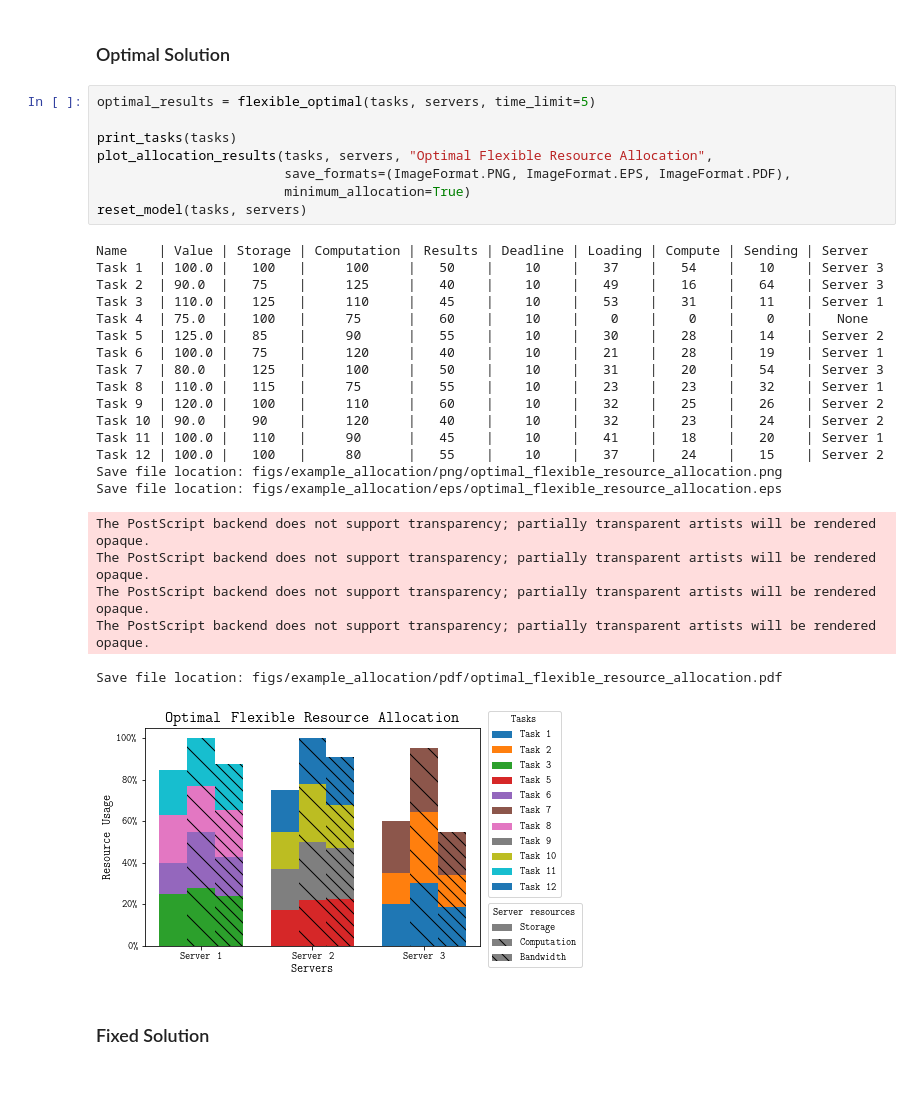
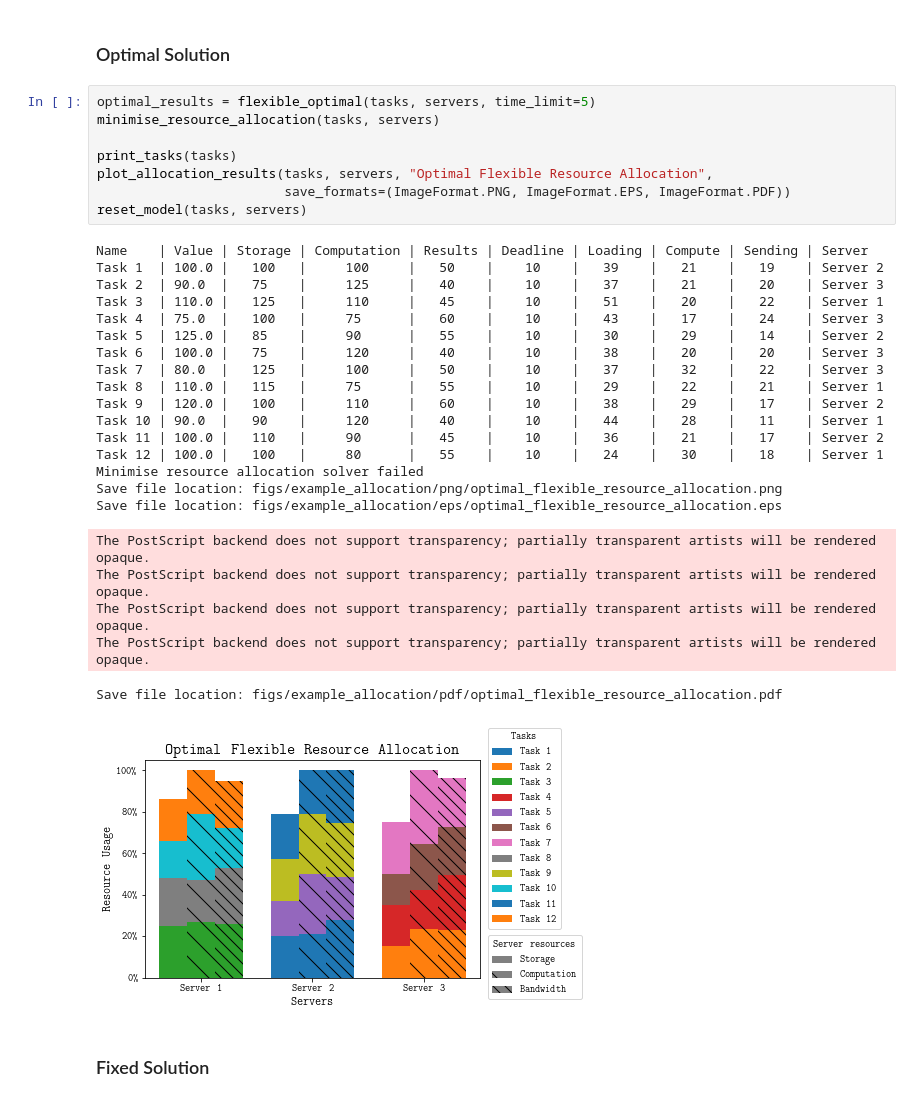
Before and after one commit to pseudo-rnd-thoughts/Elastic-Resource-Allocation, a Jupyter notebook: analysis/example_allocation.ipynb, the cells around one changed output. Cells and saved outputs as stored; diff of their text form.

Commit message:
Updated analysis for solve time heatmap, added minimise resource allocation and value only mutation testing

```diff
--- a/analysis/example_allocation.ipynb
+++ b/analysis/example_allocation.ipynb
@@ -60,34 +60,35 @@ def print_tasks(tasks: List[Task]):
 ### Optimal Solution
 # %%
 optimal_results = flexible_optimal(tasks, servers, time_limit=5)
+minimise_resource_allocation(tasks, servers)
 
 print_tasks(tasks)
 plot_allocation_results(tasks, servers, "Optimal Flexible Resource Allocation",
-                        save_formats=(ImageFormat.PNG, ImageFormat.EPS, ImageFormat.PDF),
-                        minimum_allocation=True)
+                        save_formats=(ImageFormat.PNG, ImageFormat.EPS, ImageFormat.PDF))
 reset_model(tasks, servers)
 # %% [output]
 Name    | Value | Storage | Computation | Results | Deadline | Loading | Compute | Sending | Server
-Task 1  | 100.0 |   100   |     100     |   50    |    10    |   37    |   54    |   10    | Server 3
-Task 2  | 90.0  |   75    |     125     |   40    |    10    |   49    |   16    |   64    | Server 3
-Task 3  | 110.0 |   125   |     110     |   45    |    10    |   53    |   31    |   11    | Server 1
-Task 4  | 75.0  |   100   |     75      |   60    |    10    |    0    |    0    |    0    |   None
-Task 5  | 125.0 |   85    |     90      |   55    |    10    |   30    |   28    |   14    | Server 2
-Task 6  | 100.0 |   75    |     120     |   40    |    10    |   21    |   28    |   19    | Server 1
-Task 7  | 80.0  |   125   |     100     |   50    |    10    |   31    |   20    |   54    | Server 3
-Task 8  | 110.0 |   115   |     75      |   55    |    10    |   23    |   23    |   32    | Server 1
-Task 9  | 120.0 |   100   |     110     |   60    |    10    |   32    |   25    |   26    | Server 2
-Task 10 | 90.0  |   90    |     120     |   40    |    10    |   32    |   23    |   24    | Server 2
-Task 11 | 100.0 |   110   |     90      |   45    |    10    |   41    |   18    |   20    | Server 1
-Task 12 | 100.0 |   100   |     80      |   55    |    10    |   37    |   24    |   15    | Server 2
+Task 1  | 100.0 |   100   |     100     |   50    |    10    |   39    |   21    |   19    | Server 2
+Task 2  | 90.0  |   75    |     125     |   40    |    10    |   37    |   21    |   20    | Server 3
+Task 3  | 110.0 |   125   |     110     |   45    |    10    |   51    |   20    |   22    | Server 1
+Task 4  | 75.0  |   100   |     75      |   60    |    10    |   43    |   17    |   24    | Server 3
+Task 5  | 125.0 |   85    |     90      |   55    |    10    |   30    |   29    |   14    | Server 2
+Task 6  | 100.0 |   75    |     120     |   40    |    10    |   38    |   20    |   20    | Server 3
+Task 7  | 80.0  |   125   |     100     |   50    |    10    |   37    |   32    |   22    | Server 3
+Task 8  | 110.0 |   115   |     75      |   55    |    10    |   29    |   22    |   21    | Server 1
+Task 9  | 120.0 |   100   |     110     |   60    |    10    |   38    |   29    |   17    | Server 2
+Task 10 | 90.0  |   90    |     120     |   40    |    10    |   44    |   28    |   11    | Server 1
+Task 11 | 100.0 |   110   |     90      |   45    |    10    |   36    |   21    |   17    | Server 2
+Task 12 | 100.0 |   100   |     80      |   55    |    10    |   24    |   30    |   18    | Server 1
+Minimise resource allocation solver failed
 Save file location: figs/example_allocation/png/optimal_flexible_resource_allocation.png
 Save file location: figs/example_allocation/eps/optimal_flexible_resource_allocation.eps
 The PostScript backend does not support transparency; partially transparent artists will be rendered opaque.
 The PostScript backend does not support transparency; partially transparent artists will be rendered opaque.
 The PostScript backend does not support transparency; partially transparent artists will be rendered opaque.
 The PostScript backend does not support transparency; partially transparent artists will be rendered opaque.
 Save file location: figs/example_allocation/pdf/optimal_flexible_resource_allocation.pdf
-[figure, old version]
+[figure, new version]
 # %% [markdown]
 ### Fixed Solution
 # %%
```
Also changed, not shown: parts of 3 cells of this notebook, 2 other files.
